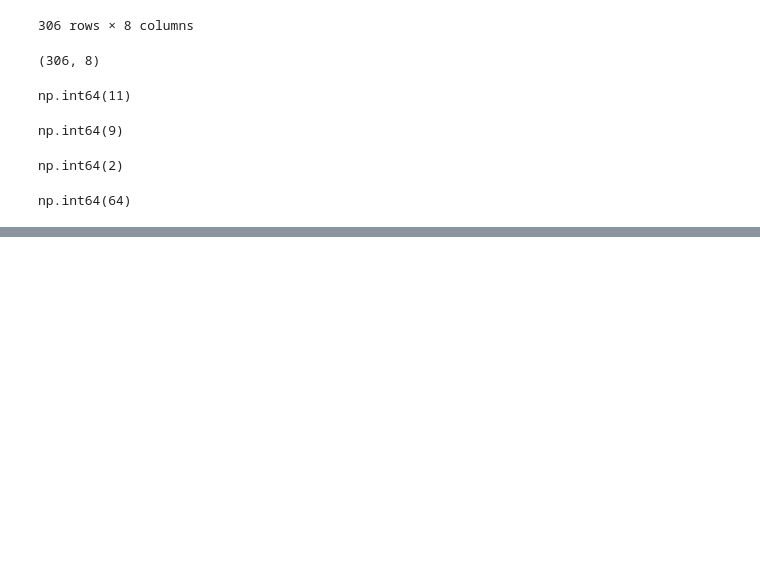
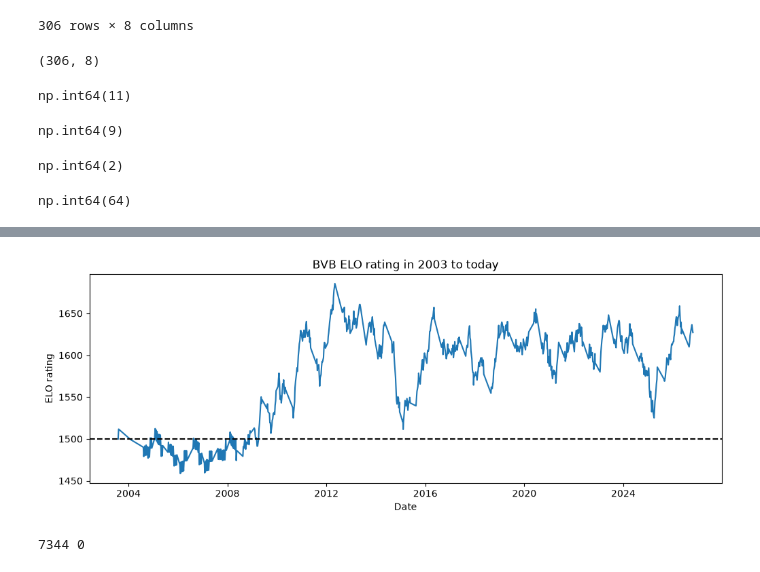
Before and after one commit to biancacchino/bvb-title-predictor, a Jupyter notebook: notebooks/exploration.ipynb, the cells around one changed output, grey strips where cells are left out. Cells and saved outputs as stored; diff of their text form; code cells hidden in the pictures; blank space fills up the shorter version.

```diff
--- a/notebooks/exploration.ipynb
+++ b/notebooks/exploration.ipynb
@@ -156,0 +196,6 @@ np.int64(64)
+# %%
+from src.features import add_elo, LEAGUE_AVERAGE
+from src.data import load_all
+
+matches = add_elo(load_all())
+matches[['date', 'home_team', 'away_team', 'home_elo_before', 'away_elo_before']].tail()
@@ -156,0 +240,34 @@ np.int64(64)
+# %%
+bvb = matches[
+    (matches.home_team == 'Borussia Dortmund') |
+    (matches.away_team == 'Borussia Dortmund')
+].copy()
+
+bvb['bvb_elo'] = bvb.home_elo_before.where(
+    bvb.home_team == 'Borussia Dortmund',
+    bvb.away_elo_before,
+)
+bvb = bvb[bvb.season >= 2003]
+# they sold erling haaland in 2022
+bvb_2022 = bvb[bvb.season == 2022]
+# they sold jude bellingham in 2023
+bvb_2023 = bvb[bvb.season == 2023]
+bvb_2012 = bvb[bvb.season == 2012]
+# bvb_2012.head(1)
+# %%
+import matplotlib.pyplot as plt
+played = bvb[bvb.finished]
+
+fig, ax = plt.subplots(figsize=(12, 4))
+ax.plot(played.date, played.bvb_elo)
+ax.axhline(LEAGUE_AVERAGE, color='black', linestyle='--')
+ax.set_title('BVB ELO rating in 2003 to today')
+ax.set_xlabel('Date')
+ax.set_ylabel('ELO rating')
+plt.show()
+# %% [output]
+[figure, added]
+# %%
+print(len(matches), matches['home_elo_before'].isna().sum())
+# %% [output]
+7344 0
```
Also changed, not shown: parts of 9 cells of this notebook, 4 other files.
